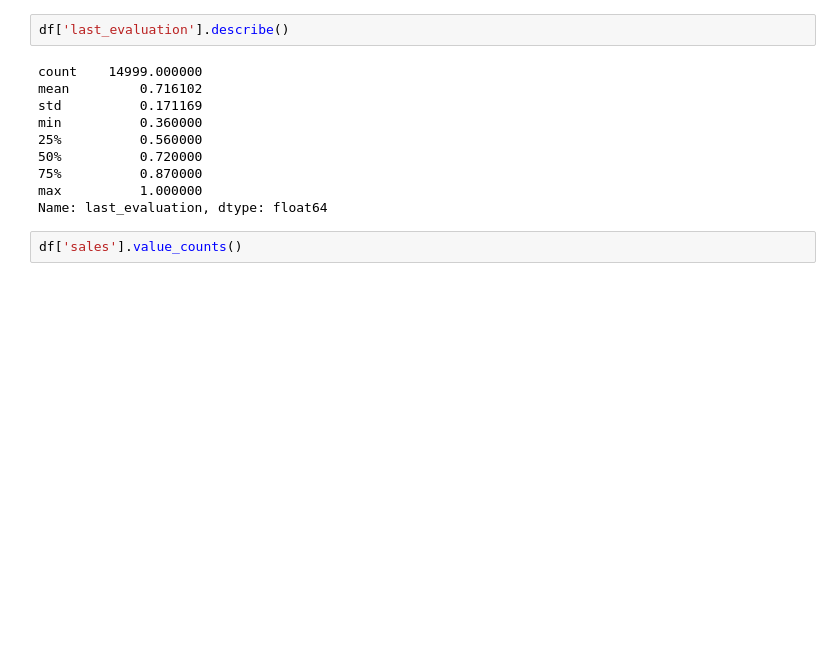
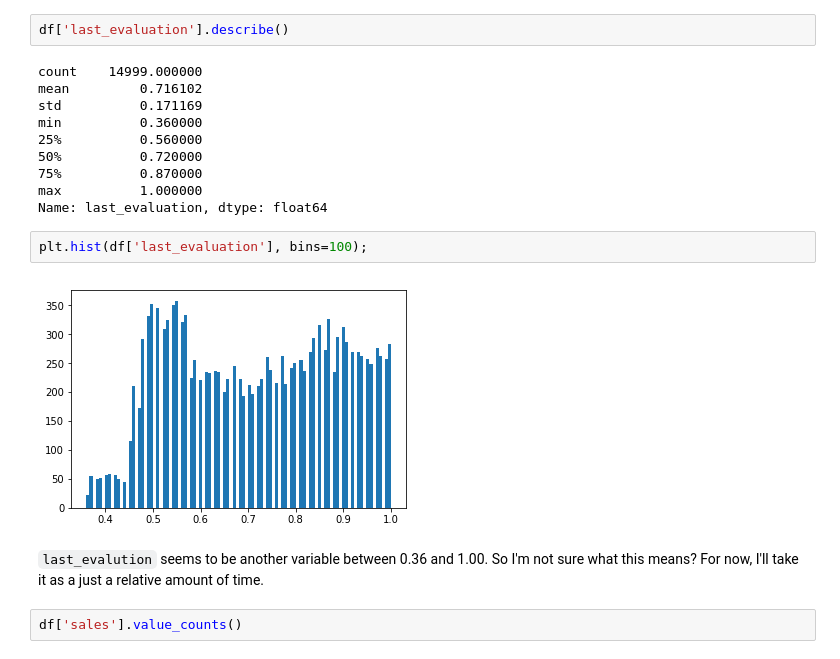
Before and after one commit to giancarlo-garbagnati/employeeretention-ml, a Jupyter notebook: ipynotebooks/hr-employeeretention.ipynb, the cells around one changed output. Saved outputs shown, nothing was run; the diff lists cells and outputs as text; blank space fills up the shorter version.

```diff
--- a/ipynotebooks/hr-employeeretention.ipynb
+++ b/ipynotebooks/hr-employeeretention.ipynb
@@ -87,6 +95,12 @@ min          0.360000
 75%          0.870000
 max          1.000000
 Name: last_evaluation, dtype: float64
+# %%
+plt.hist(df['last_evaluation'], bins=100);
+# %% [output]
+[figure, added]
+# %% [markdown]
+`last_evalution` seems to be another variable between 0.36 and 1.00. So I'm not sure what this means? For now, I'll take it as a just a relative amount of time.
 # %%
 df['sales'].value_counts()
 # %% [output]
```
Also changed, not shown: parts of 12 cells of this notebook.
